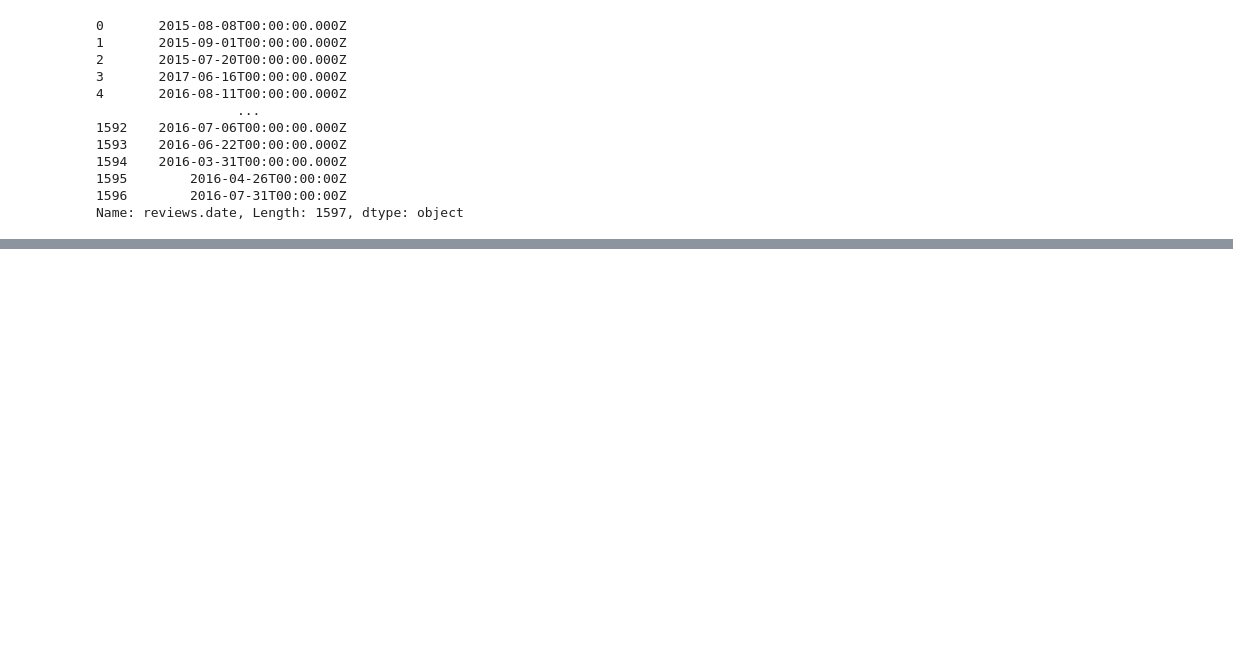
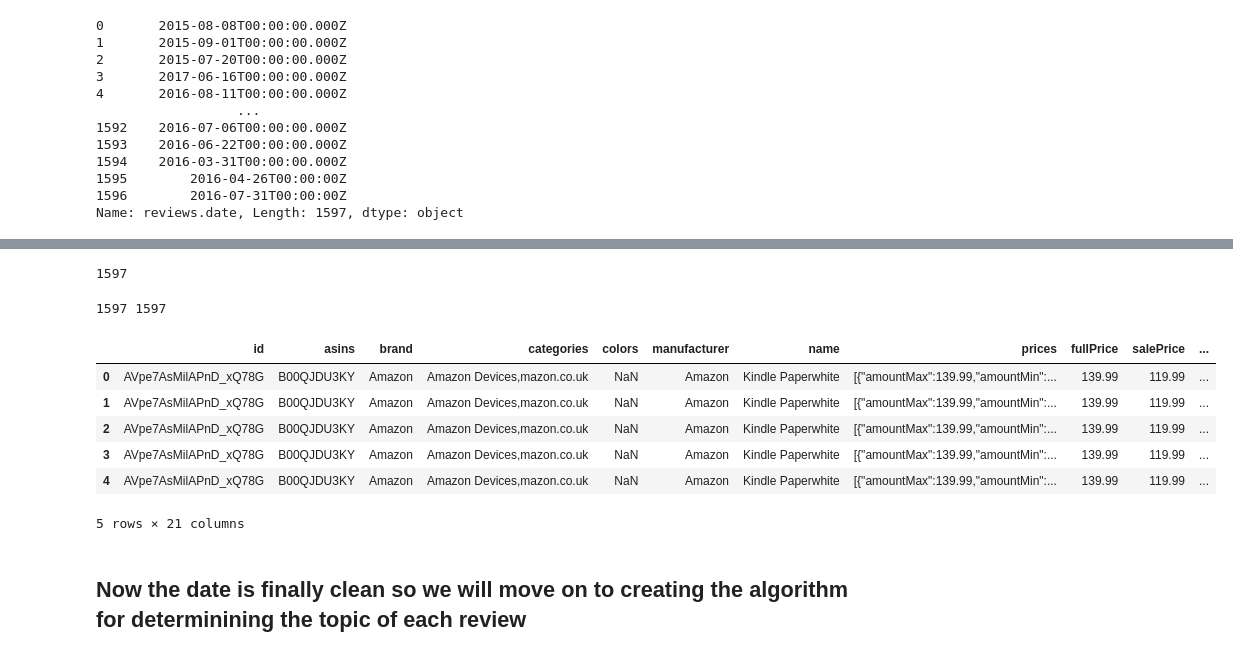
Before and after one commit to Adamb0lt/Amazon_product_reviews_analysis_stats, a Jupyter notebook: amazon_reviews.ipynb, the cells around one changed output, grey strips where cells are left out. Drawn from its saved outputs; the diff is of its cells as text; code cells hidden in the pictures; blank space fills up the shorter version.

Commit message:
data cleaning is done, NLP and regression left

```diff
--- a/amazon_reviews.ipynb
+++ b/amazon_reviews.ipynb
@@ -101,0 +155,5 @@ Name: reviews.date, Length: 1597, dtype: object
+# %%
+# For a refresher here are what values in the price column look like
+prices_first_row = product_reviews['prices'][0]
+print(prices_first_row)
+print(type(prices_first_row))
@@ -101,0 +167,11 @@ Name: reviews.date, Length: 1597, dtype: object
+# %%
+# it is a lot to take in so we'll adjust it to be more presentable
+import json
+
+# convert the value that is currently a str to a list with dictionaries
+prices_1 = json.loads(prices_first_row)
+print("before proper formatting; ", type(prices_1))
+
+# makes it more presentable within json format
+prices_1_format = json.dumps(prices_1, indent = 3)
+print(prices_1_format)
@@ -101,0 +201,46 @@ Name: reviews.date, Length: 1597, dtype: object
+# %%
+#ensure all columns have a price in USD
+len(product_reviews['prices'].str.contains("USD"))
+# %% [output]
+1597
+# %%
+# TODO: make a loop(hopefully with enumerate) that takes in the prices in USD for each item
+full_prices = []
+sale_prices = []
+
+for i in product_reviews.index:
+    list_dict = json.loads(product_reviews['prices'][i])
+
+    # Initialize variables to store original and sale prices
+    original_price = float(list_dict[0]['amountMax'])
+
+
+
+    # Iterate through the list of dictionaries to find prices
+    for price_info in list_dict:
+        if price_info.get('currency') == 'USD' and price_info.get('isSale') == 'true':
+            sale_price = float(price_info['amountMax'])
+            break
+
+
+    # Append prices to respective lists
+    full_prices.append(original_price)
+    sale_prices.append(sale_price)
+# %%
+# checking to ensure if the loop above needs to be adjusted to include a substitute value if there isnt a sale price
+print(len(sale_prices),len(full_prices))
+# %% [output]
+1597 1597
+# %%
+# Now we add two columns to showcase the two prices
+product_reviews.insert(8,'fullPrice',full_prices)
+product_reviews.insert(9,'salePrice',sale_prices)
+product_reviews.head()
+# %% [output]
+|  | id | asins | brand | categories | colors | manufacturer | name | prices | fullPrice | salePrice | ... |
+| 0 | AVpe7AsMilAPnD_xQ78G | B00QJDU3KY | Amazon | Amazon Devices,mazon.co.uk | NaN | Amazon | Kindle Paperwhite | [{"amountMax":139.99,"amountMin":... | 139.99 | 119.99 | ... |
+| 1 | AVpe7AsMilAPnD_xQ78G | B00QJDU3KY | Amazon | Amazon Devices,mazon.co.uk | NaN | Amazon | Kindle Paperwhite | [{"amountMax":139.99,"amountMin":... | 139.99 | 119.99 | ... |
+| 2 | AVpe7AsMilAPnD_xQ78G | B00QJDU3KY | Amazon | Amazon Devices,mazon.co.uk | NaN | Amazon | Kindle Paperwhite | [{"amountMax":139.99,"amountMin":... | 139.99 | 119.99 | ... |
+| 3 | AVpe7AsMilAPnD_xQ78G | B00QJDU3KY | Amazon | Amazon Devices,mazon.co.uk | NaN | Amazon | Kindle Paperwhite | [{"amountMax":139.99,"amountMin":... | 139.99 | 119.99 | ... |
+| 4 | AVpe7AsMilAPnD_xQ78G | B00QJDU3KY | Amazon | Amazon Devices,mazon.co.uk | NaN | Amazon | Kindle Paperwhite | [{"amountMax":139.99,"amountMin":... | 139.99 | 119.99 | ... |
+5 rows × 21 columns
@@ -101,0 +250,2 @@ Name: reviews.date, Length: 1597, dtype: object
+# %% [markdown]
+## Now the date is finally clean so we will move on to creating the algorithm for determinining the topic of each review
```
Also changed, not shown: parts of 11 cells of this notebook, 2 other files.
